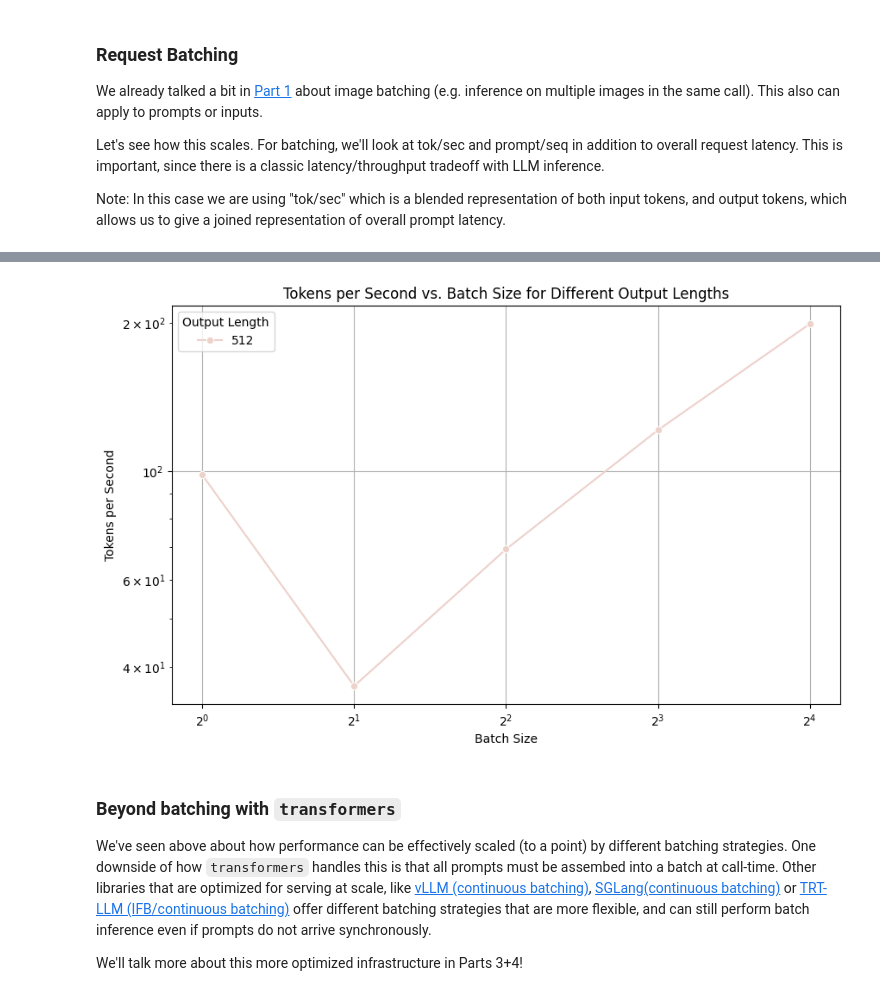
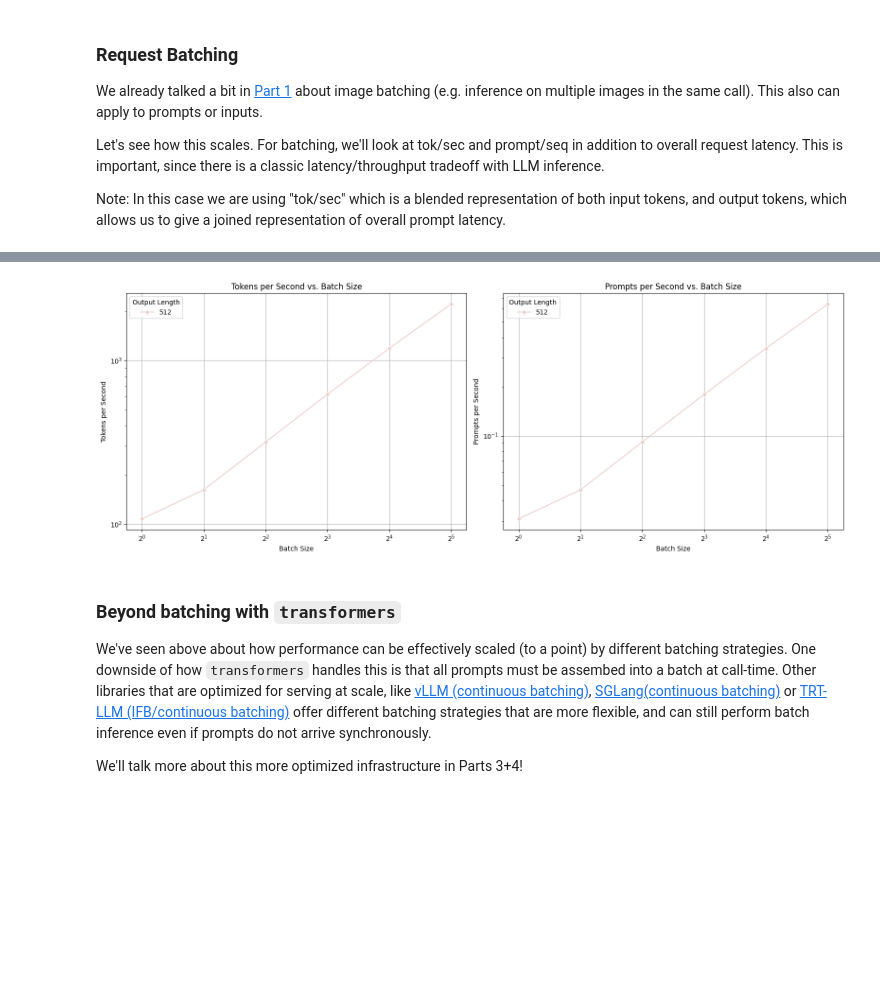
Before and after one commit to b-koopman/VLM_inference, a Jupyter notebook: VLM_inference_pt2_performance.ipynb, the cells around one changed output, grey strips where cells are left out. Cells and saved outputs as stored; diff of their text form; code cells hidden in the pictures; blank space fills up the shorter version.

```diff
--- a/VLM_inference_pt2_performance.ipynb
+++ b/VLM_inference_pt2_performance.ipynb
@@ -303,7 +724,7 @@ Setting `pad_token_id` to `eos_token_id`:151645 for open-end generation.
 textonly_ttft = 0
 for _ in range(10):
   start_time = time.time()
-  _ = model.generate(**inputs, max_length=input_ids_len+1, do_sample=False)
+  _ = model.generate(**inputs, max_length=input_ids_len+1, pad_token_id=processor.tokenizer.eos_token_id, do_sample=False)
   textonly_ttft += time.time() - start_time
 textonly_ttft /= 10
 print(f"TTFT With Text Only: {textonly_ttft} seconds")
@@ -331,7 +742,7 @@ Let's meaningfully increase output length.  We can use this to calculate TPOT (e
 textonly_latency = 0
 for _ in range(10):
   start_time = time.time()
-  output = model.generate(**inputs, max_length=input_ids_len+512, do_sample=False)
+  output = model.generate(**inputs, max_length=input_ids_len+512, pad_token_id=processor.tokenizer.eos_token_id, do_sample=False)
   textonly_latency += time.time() - start_time
 textonly_latency /= 10
 output_tokens = output[0].shape[-1] - input_ids_len
@@ -375,13 +776,13 @@ def generate_inputs(input_ids_len:int):
 PROFILE_ITERATIONS = 10
 # %%
 request_latency = {}
-for input_ids_len in [32, 64, 128, 512, 1024]:
+for input_ids_len in [32, 64, 128, 512, 1024, 2048, 8192]:
   output_ids_len = 128
   inputs = generate_inputs(input_ids_len)
   duration_sec = 0
   for _ in range(PROFILE_ITERATIONS):
     start_time = time.time()
-    _ = model.generate(**inputs, min_length=input_ids_len + output_ids_len, max_length=input_ids_len + output_ids_len, do_sample=False)
+    _ = model.generate(**inputs, min_length=input_ids_len + output_ids_len, max_length=input_ids_len + output_ids_len, pad_token_id=processor.tokenizer.eos_token_id, do_sample=False)
     duration_sec += time.time() - start_time
   duration_sec /= PROFILE_ITERATIONS
   request_latency[input_ids_len] = duration_sec
@@ -500,18 +855,18 @@ import time
 PROFILE_ITERATIONS = 5
 # %%
 batch_metrics = {}
-for batch_size in [1, 2, 4, 8, 16]:
+for batch_size in [1, 2, 4, 8, 16, 32]:
   inputs = batch_inputs(batch_size)
   input_ids_len = inputs.input_ids.shape[-1]
   output_ids_len = 512
   print(f"Batch inference for batch of {batch_size}")
   # warmup
-  outputs = model.generate(**inputs, min_length=input_ids_len + output_ids_len, max_length=input_ids_len + output_ids_len, do_sample=False)
+  outputs = model.generate(**inputs, min_length=input_ids_len + output_ids_len, pad_token_id=processor.tokenizer.eos_token_id, max_length=input_ids_len + output_ids_len, do_sample=False)
 
   duration_sec = 0
   for _ in range(PROFILE_ITERATIONS):
     start_time = time.time()
-    outputs = model.generate(**inputs, min_length=input_ids_len + output_ids_len, max_length=input_ids_len + output_ids_len, do_sample=False)
+    outputs = model.generate(**inputs, min_length=input_ids_len + output_ids_len, pad_token_id=processor.tokenizer.eos_token_id, max_length=input_ids_len + output_ids_len, do_sample=False)
     duration_sec += time.time() - start_time
 
   duration_sec /= PROFILE_ITERATIONS
@@ -559,35 +898,50 @@ batch_metrics
 # %%
-import seaborn as sns
+#@title Throughput By Batch Size {display-mode: "form"}
+
 import matplotlib.pyplot as plt
 import pandas as pd
+import seaborn as sns
 
 # Convert the batch_metrics dictionary to a list of dictionaries for easier DataFrame creation
 data = []
 for (batch_size, output_ids_len), metrics in batch_metrics.items():
     data.append({
         "batch_size": batch_size,
         "output_ids_len": output_ids_len,
         "tok_per_sec": metrics["tok_per_sec"],
         "prompt_per_sec": metrics["prompt_per_sec"]
     })
 
 # Create a pandas DataFrame
 batch_metrics_df = pd.DataFrame(data)
 
-# Create the seaborn plot
-plt.figure(figsize=(10, 6))
-sns.lineplot(data=batch_metrics_df, x='batch_size', y='tok_per_sec', hue='output_ids_len', marker='o')
+# Create a figure with two subplots (panes)
+fig, axes = plt.subplots(1, 2, figsize=(16, 6))
 
-plt.title('Tokens per Second vs. Batch Size for Different Output Lengths')
-plt.xlabel('Batch Size')
-plt.ylabel('Tokens per Second')
-plt.grid(True)
-plt.xscale('log', base=2) # Use log scale for batch size
-plt.yscale('log') # Use log scale for throughput
-plt.legend(title='Output Length')
+# Plot Tokens per Second on the first subplot
+sns.lineplot(data=batch_metrics_df, x='batch_size', y='tok_per_sec', hue='output_ids_len', marker='o', ax=axes[0])
+axes[0].set_title('Tokens per Second vs. Batch Size')
+axes[0].set_xlabel('Batch Size')
+axes[0].set_ylabel('Tokens per Second')
+axes[0].grid(True)
+axes[0].set_xscale('log', base=2) # Use log scale for batch size
+axes[0].set_yscale('log') # Use log scale for throughput
+axes[0].legend(title='Output Length')
+
+# Plot Prompts per Second on the second subplot
+sns.lineplot(data=batch_metrics_df, x='batch_size', y='prompt_per_sec', hue='output_ids_len', marker='o', ax=axes[1])
+axes[1].set_title('Prompts per Second vs. Batch Size')
+axes[1].set_xlabel('Batch Size')
+axes[1].set_ylabel('Prompts per Second')
+axes[1].grid(True)
+axes[1].set_xscale('log', base=2) # Use log scale for batch size
+axes[1].set_yscale('log') # Use log scale for throughput
+axes[1].legend(title='Output Length')
+
+plt.tight_layout() # Adjust layout to prevent overlapping titles/labels
 plt.show()
 # %% [output]
-[figure, old version]
+[figure, new version]
 # %% [markdown]
 ### Beyond batching with `transformers`
 
```
Also changed, not shown: parts of 21 cells of this notebook.
